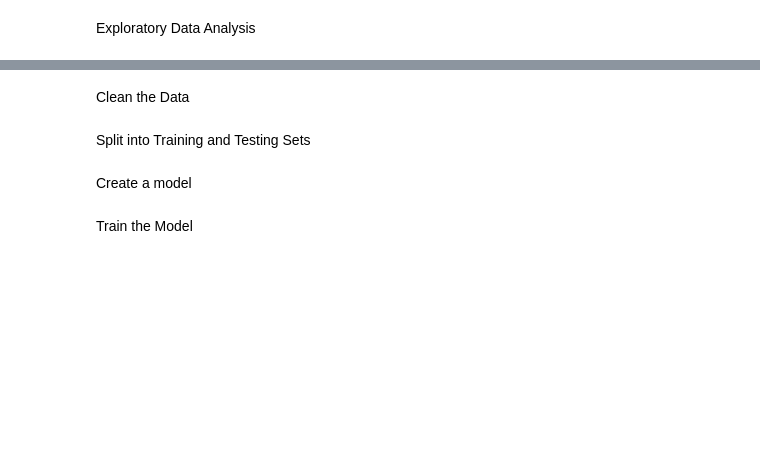
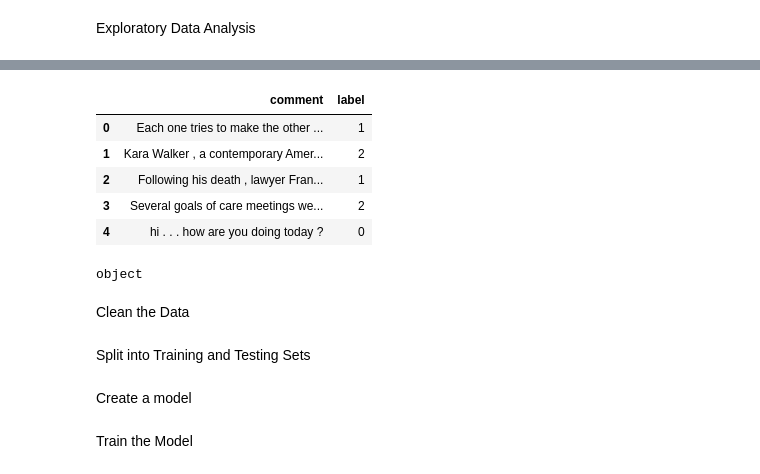
Before and after one commit to olorunfemibabalola/Bias-Detection-NLP, a Jupyter notebook: Bias_Detection.ipynb, the cells around one changed output, grey strips where cells are left out. Drawn from its saved outputs; the diff is of its cells as text; code cells hidden in the pictures; blank space fills up the shorter version.

```diff
--- a/Bias_Detection.ipynb
+++ b/Bias_Detection.ipynb
@@ -16,2 +94,15 @@ Exploratory Data Analysis
+# %%
+data.head()
+# %% [output]
+|  | comment | label |
+| 0 | Each one tries to make the other ... | 1 |
+| 1 | Kara Walker , a contemporary Amer... | 2 |
+| 2 | Following his death , lawyer Fran... | 1 |
+| 3 | Several goals of care meetings we... | 2 |
+| 4 | hi . . . how are you doing today ? | 0 |
+# %%
+print(np.dtype(data['comment']))
+# %% [output]
+object
 # %% [markdown]
 Clean the Data
```
Also changed, not shown: parts of 14 cells of this notebook.
